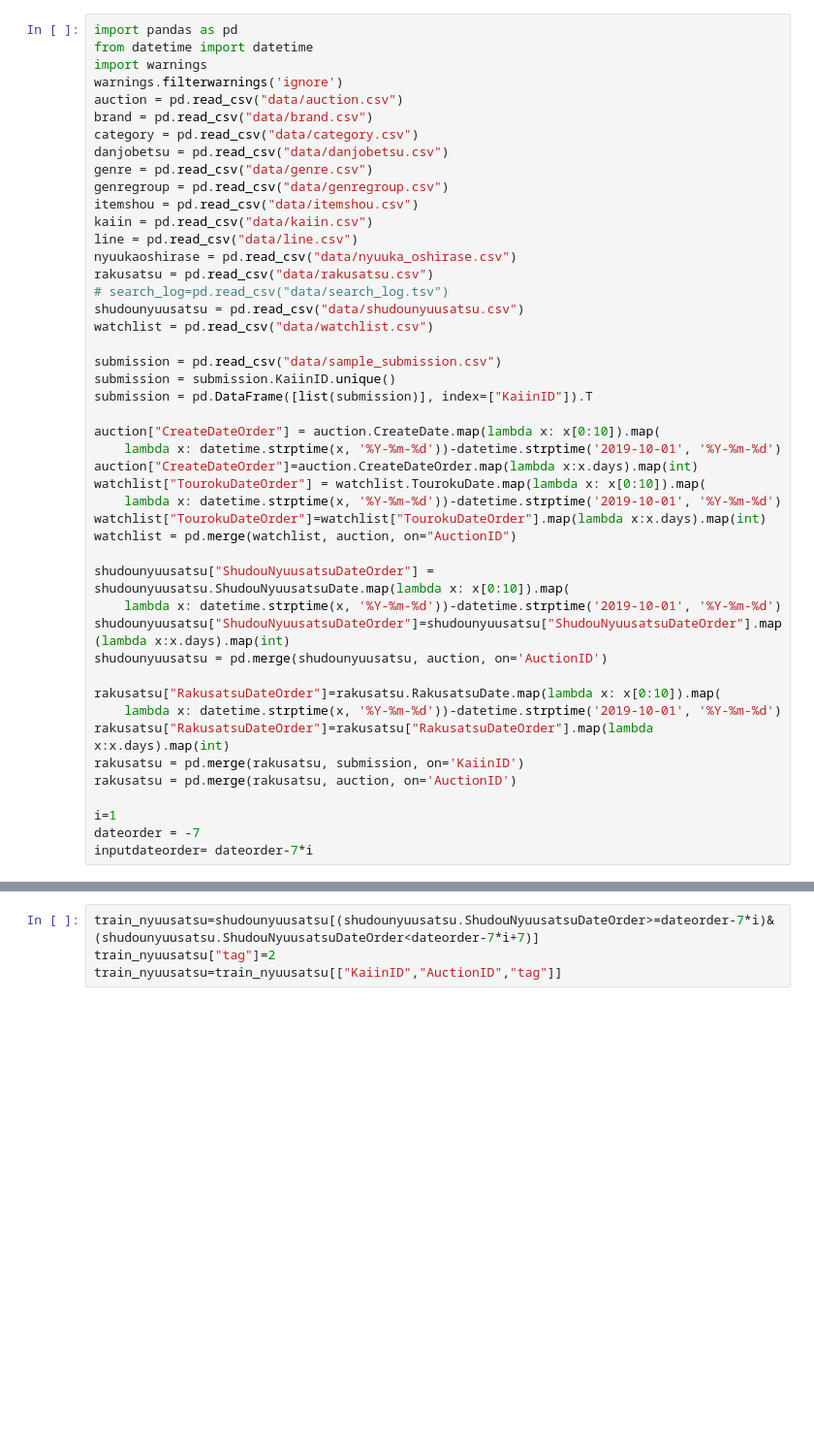
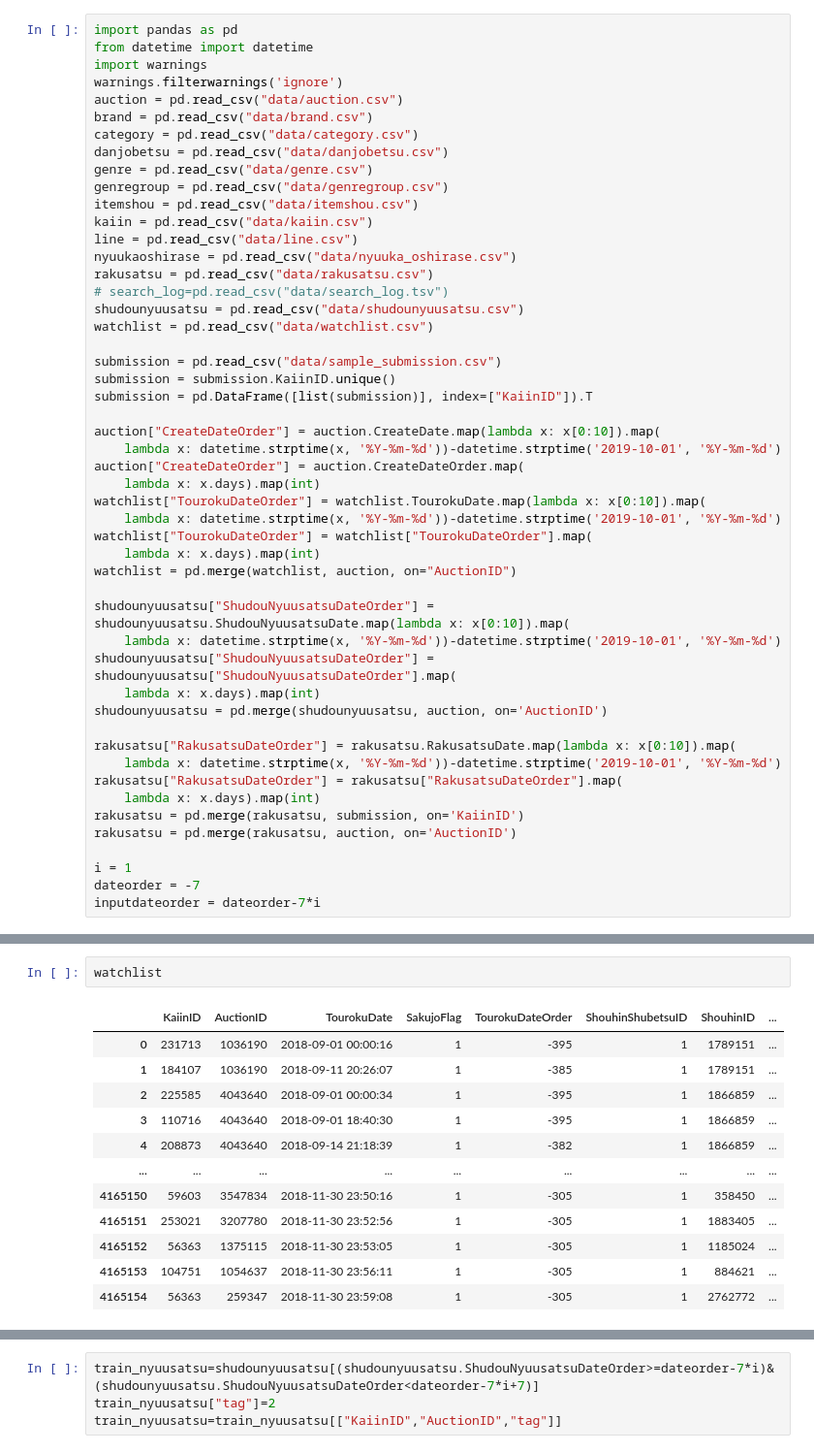
Before and after one commit to kyouyap/nishika_recommend, a Jupyter notebook: recommend1.ipynb, the cells around one changed output, grey strips where cells are left out. Shown at 97% size. Cells and saved outputs as stored; diff of their text form; blank space fills up the shorter version.

```diff
--- a/recommend1.ipynb
+++ b/recommend1.ipynb
@@ -24,23 +24,27 @@ submission = pd.DataFrame([list(submission)], index=["KaiinID"]).T
 
 auction["CreateDateOrder"] = auction.CreateDate.map(lambda x: x[0:10]).map(
     lambda x: datetime.strptime(x, '%Y-%m-%d'))-datetime.strptime('2019-10-01', '%Y-%m-%d')
-auction["CreateDateOrder"]=auction.CreateDateOrder.map(lambda x:x.days).map(int)
+auction["CreateDateOrder"] = auction.CreateDateOrder.map(
+    lambda x: x.days).map(int)
 watchlist["TourokuDateOrder"] = watchlist.TourokuDate.map(lambda x: x[0:10]).map(
     lambda x: datetime.strptime(x, '%Y-%m-%d'))-datetime.strptime('2019-10-01', '%Y-%m-%d')
-watchlist["TourokuDateOrder"]=watchlist["TourokuDateOrder"].map(lambda x:x.days).map(int)
+watchlist["TourokuDateOrder"] = watchlist["TourokuDateOrder"].map(
+    lambda x: x.days).map(int)
 watchlist = pd.merge(watchlist, auction, on="AuctionID")
 
 shudounyuusatsu["ShudouNyuusatsuDateOrder"] = shudounyuusatsu.ShudouNyuusatsuDate.map(lambda x: x[0:10]).map(
     lambda x: datetime.strptime(x, '%Y-%m-%d'))-datetime.strptime('2019-10-01', '%Y-%m-%d')
-shudounyuusatsu["ShudouNyuusatsuDateOrder"]=shudounyuusatsu["ShudouNyuusatsuDateOrder"].map(lambda x:x.days).map(int)
+shudounyuusatsu["ShudouNyuusatsuDateOrder"] = shudounyuusatsu["ShudouNyuusatsuDateOrder"].map(
+    lambda x: x.days).map(int)
 shudounyuusatsu = pd.merge(shudounyuusatsu, auction, on='AuctionID')
 
-rakusatsu["RakusatsuDateOrder"]=rakusatsu.RakusatsuDate.map(lambda x: x[0:10]).map(
+rakusatsu["RakusatsuDateOrder"] = rakusatsu.RakusatsuDate.map(lambda x: x[0:10]).map(
     lambda x: datetime.strptime(x, '%Y-%m-%d'))-datetime.strptime('2019-10-01', '%Y-%m-%d')
-rakusatsu["RakusatsuDateOrder"]=rakusatsu["RakusatsuDateOrder"].map(lambda x:x.days).map(int)
+rakusatsu["RakusatsuDateOrder"] = rakusatsu["RakusatsuDateOrder"].map(
+    lambda x: x.days).map(int)
 rakusatsu = pd.merge(rakusatsu, submission, on='KaiinID')
 rakusatsu = pd.merge(rakusatsu, auction, on='AuctionID')
 
-i=1
+i = 1
 dateorder = -7
-inputdateorder= dateorder-7*i
+inputdateorder = dateorder-7*i
@@ -46,0 +72,15 @@ inputdateorder= dateorder-7*i
+# %%
+watchlist
+# %% [output]
+|  | KaiinID | AuctionID | TourokuDate | SakujoFlag | TourokuDateOrder | ShouhinShubetsuID | ShouhinID | ... |
+| 0 | 231713 | 1036190 | 2018-09-01 00:00:16 | 1 | -395 | 1 | 1789151 | ... |
+| 1 | 184107 | 1036190 | 2018-09-11 20:26:07 | 1 | -385 | 1 | 1789151 | ... |
+| 2 | 225585 | 4043640 | 2018-09-01 00:00:34 | 1 | -395 | 1 | 1866859 | ... |
+| 3 | 110716 | 4043640 | 2018-09-01 18:40:30 | 1 | -395 | 1 | 1866859 | ... |
+| 4 | 208873 | 4043640 | 2018-09-14 21:18:39 | 1 | -382 | 1 | 1866859 | ... |
+| ... | ... | ... | ... | ... | ... | ... | ... | ... |
+| 4165150 | 59603 | 3547834 | 2018-11-30 23:50:16 | 1 | -305 | 1 | 358450 | ... |
+| 4165151 | 253021 | 3207780 | 2018-11-30 23:52:56 | 1 | -305 | 1 | 1883405 | ... |
+| 4165152 | 56363 | 1375115 | 2018-11-30 23:53:05 | 1 | -305 | 1 | 1185024 | ... |
+| 4165153 | 104751 | 1054637 | 2018-11-30 23:56:11 | 1 | -305 | 1 | 884621 | ... |
+| 4165154 | 56363 | 259347 | 2018-11-30 23:59:08 | 1 | -305 | 1 | 2762772 | ... |
```
Also changed, not shown: parts of 5 cells of this notebook, 5 other files.
